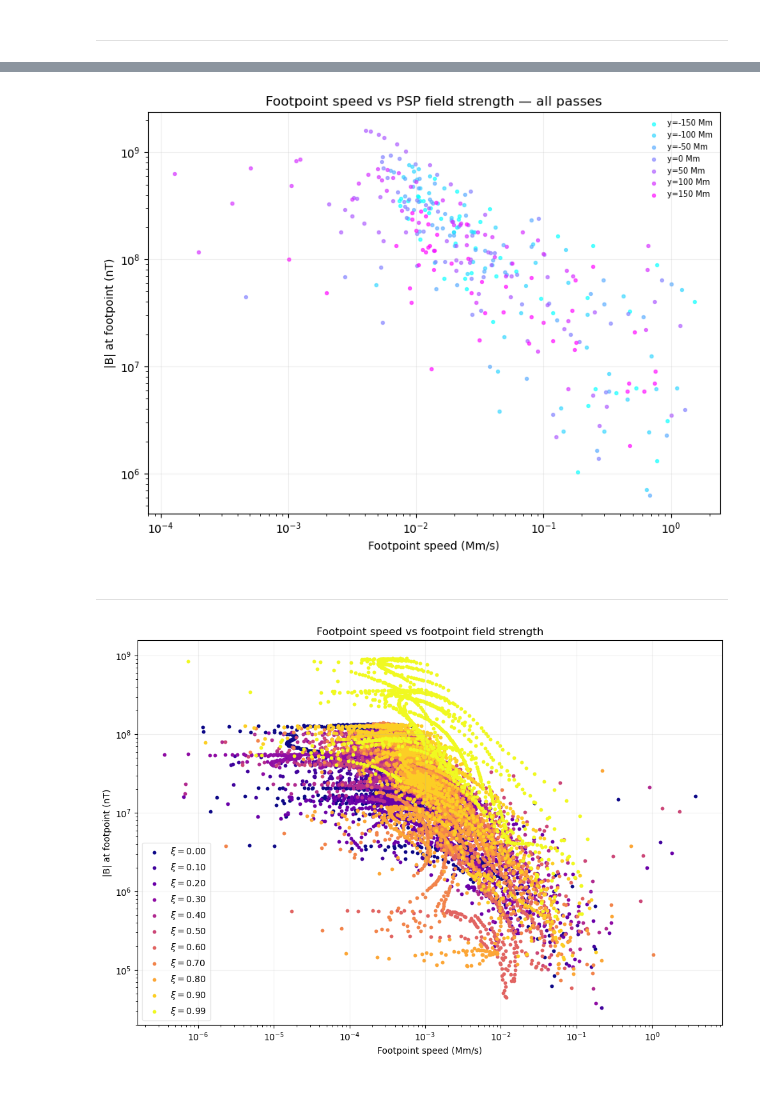
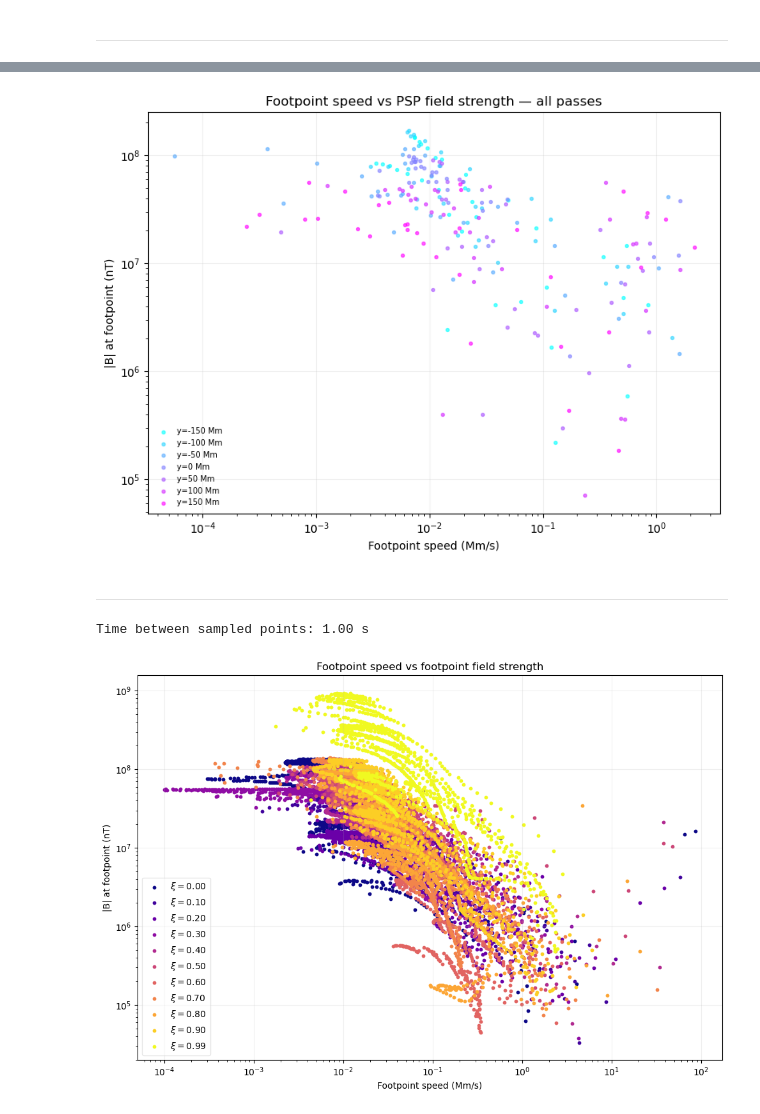
Before and after one commit to aylaweitz/PSP-footpoints, a Jupyter notebook: test.ipynb, the cells around one changed output, grey strips where cells are left out. Cells and saved outputs as stored; diff of their text form; code cells hidden in the pictures.

```diff
--- a/test.ipynb
+++ b/test.ipynb
@@ -111,7 +116,7 @@ GAUSS = 10.0 * 1e5  # 1e17 Mx/Mm² → nanoTesla
 # CORE FUNCTION
 # =============================================================================
 
-def calc_B(x, y, z, xi, yi, phi, z_sources=Z_SOURCES):
+def calc_B(x, y, z, xi, yi, phi, z_sources=-1.0):
     """
     Compute B vector at arbitrary points (x, y, z).
 
@@ -609,7 +606,7 @@ ax.legend(fontsize=7, framealpha=0)
 plt.tight_layout()
 plt.show()
 # %% [output]
-[figure, old version]
+[figure, new version]
 # %% [markdown]
 ---
 # %%
@@ -624,7 +621,7 @@ GAUSS = 10.0 * 1e5  # 1e17 Mx/Mm² → nanoTesla
 Z_PSP = 60
 PSP_SPEED = 0.2
 YOFFSET = 0
-subsample = 1
+subsample = 1 # one point every 0.2 Mm
 
 x_foots = []
 y_foots = []
@@ -654,26 +651,35 @@ for filename in tqdm(filenames):
 # y_foots   = np.array(y_foots)
 # B_foots   = np.array(B_foots)
 # B_psps    = np.array(B_psps)
+
+dt_sample = t[subsample] - t[0]  # time between each traced point
+print(f'Time between sampled points: {dt_sample:.2f} s')
+# %% [output]
+Time between sampled points: 1.00 s
 # %%
 fig, ax = plt.subplots(figsize=(10, 7))
 ax.grid(True, alpha=0.2)
 
 for color, x_foot, y_foot, B_foot, filename in zip(colors_files, x_foots, y_foots, B_foots, filenames):
-    displacement = np.sqrt(x_foot**2 + y_foot**2)
-    foot_speed   = np.abs(np.diff(displacement)) / dt_sample
+
+    # displacement = np.sqrt(x_foot**2 + y_foot**2)
+    # foot_speed   = np.abs(np.diff(displacement)) / dt_sample
+
+    foot_speed = np.sqrt(np.diff(x_foot)**2 + np.diff(y_foot)**2) #/ dt_sample
+
     xi = filename.split('data/full_xi')[1].rstrip('.out')
     ax.scatter(foot_speed, B_foot[:-1],
                color=color, s=10, alpha=1.0, label=rf'$\xi = ${xi}')
 
 ax.set_yscale('log')
 ax.set_xscale('log')
 
 ax.set_ylabel('|B| at footpoint (nT)')
 ax.set_xlabel('Footpoint speed (Mm/s)')
 ax.set_title('Footpoint speed vs footpoint field strength')
 ax.legend(fontsize=10, framealpha=0.5)
 
 plt.tight_layout()
 plt.show()
 # %% [output]
-[figure, old version]
+[figure, new version]
```
Also changed, not shown: parts of 13 cells of this notebook.
